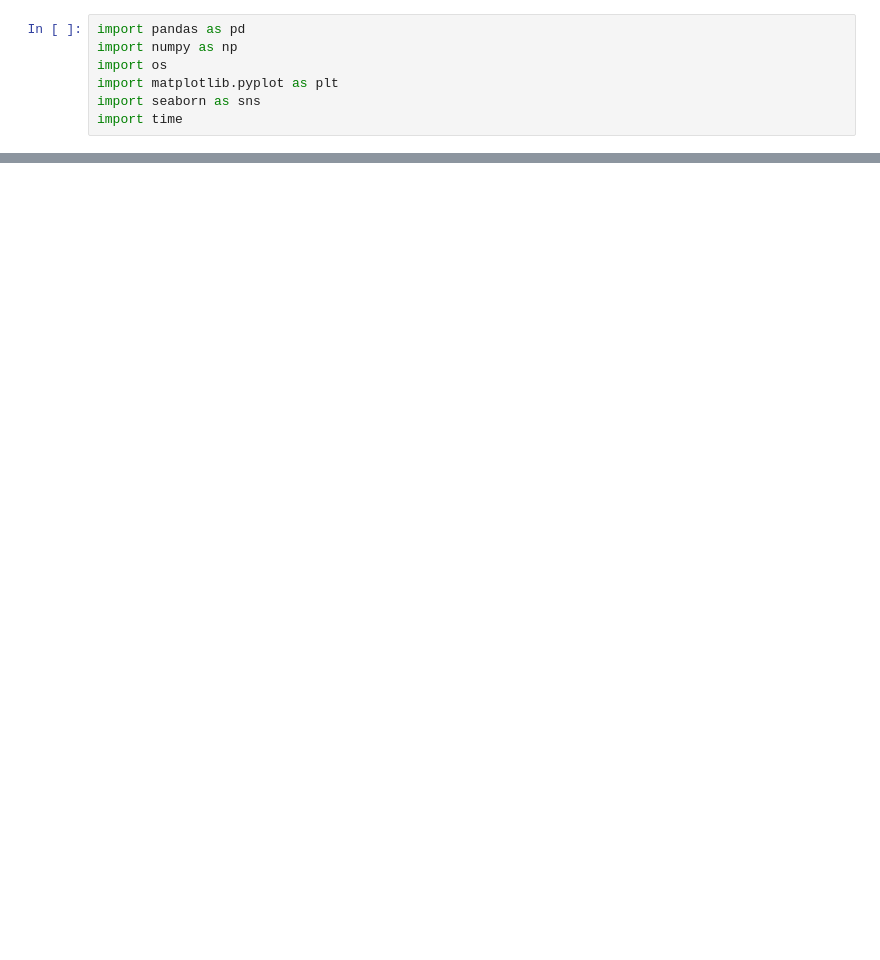
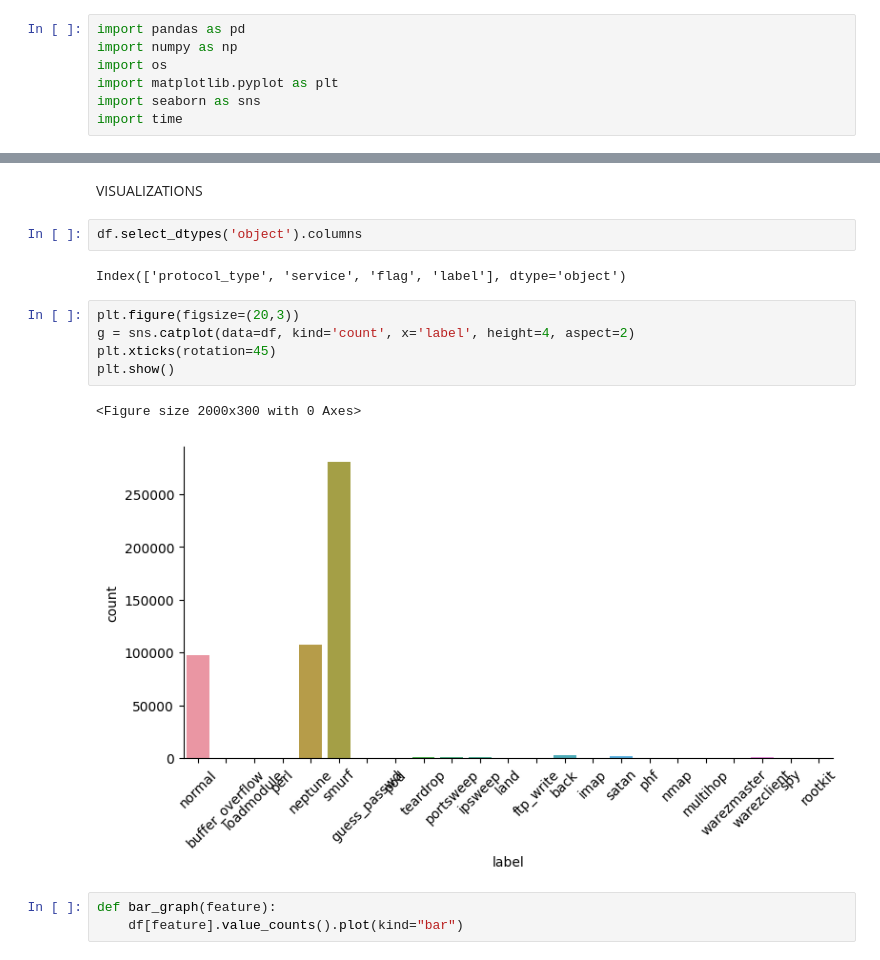
Before and after one commit to Morurifaith/Intrusion-Detection-System-using-ML, a Jupyter notebook: IDS.ipynb, the cells around one changed output, grey strips where cells are left out. Cells and saved outputs as stored; diff of their text form; blank space fills up the shorter version.

```diff
--- a/IDS.ipynb
+++ b/IDS.ipynb
@@ -23,0 +144,17 @@ pd.read_csv(r"C:\Users\user\Downloads\kddcup99_csv.csv")
+# %% [markdown]
+VISUALIZATIONS
+# %%
+df.select_dtypes('object').columns
+# %% [output]
+Index(['protocol_type', 'service', 'flag', 'label'], dtype='object')
+# %%
+plt.figure(figsize=(20,3))
+g = sns.catplot(data=df, kind='count', x='label', height=4, aspect=2)
+plt.xticks(rotation=45)
+plt.show()
+# %% [output]
+<Figure size 2000x300 with 0 Axes>
+[figure, added]
+# %%
+def bar_graph(feature):
+    df[feature].value_counts().plot(kind="bar")
```
Also changed, not shown: parts of 51 cells of this notebook.
